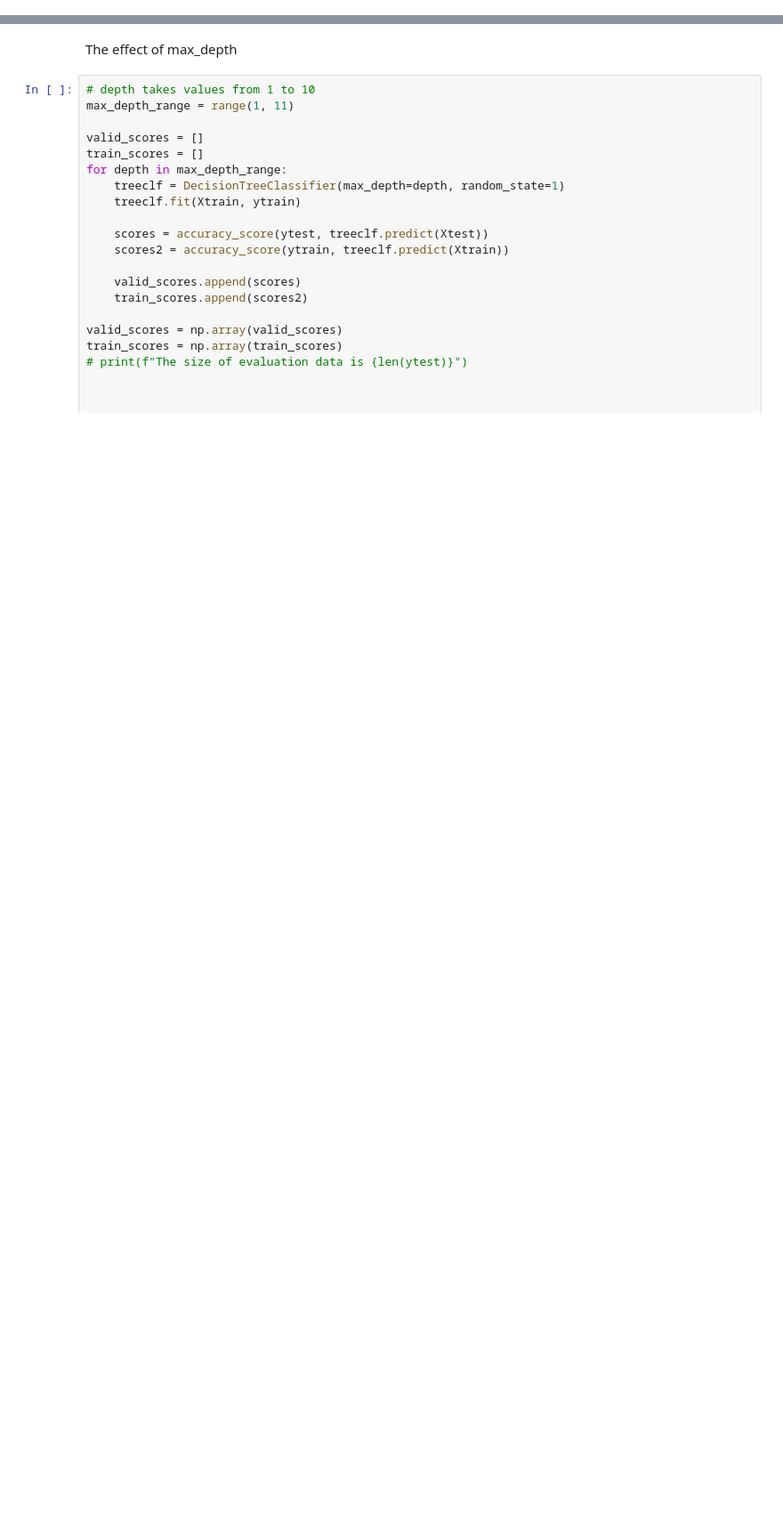
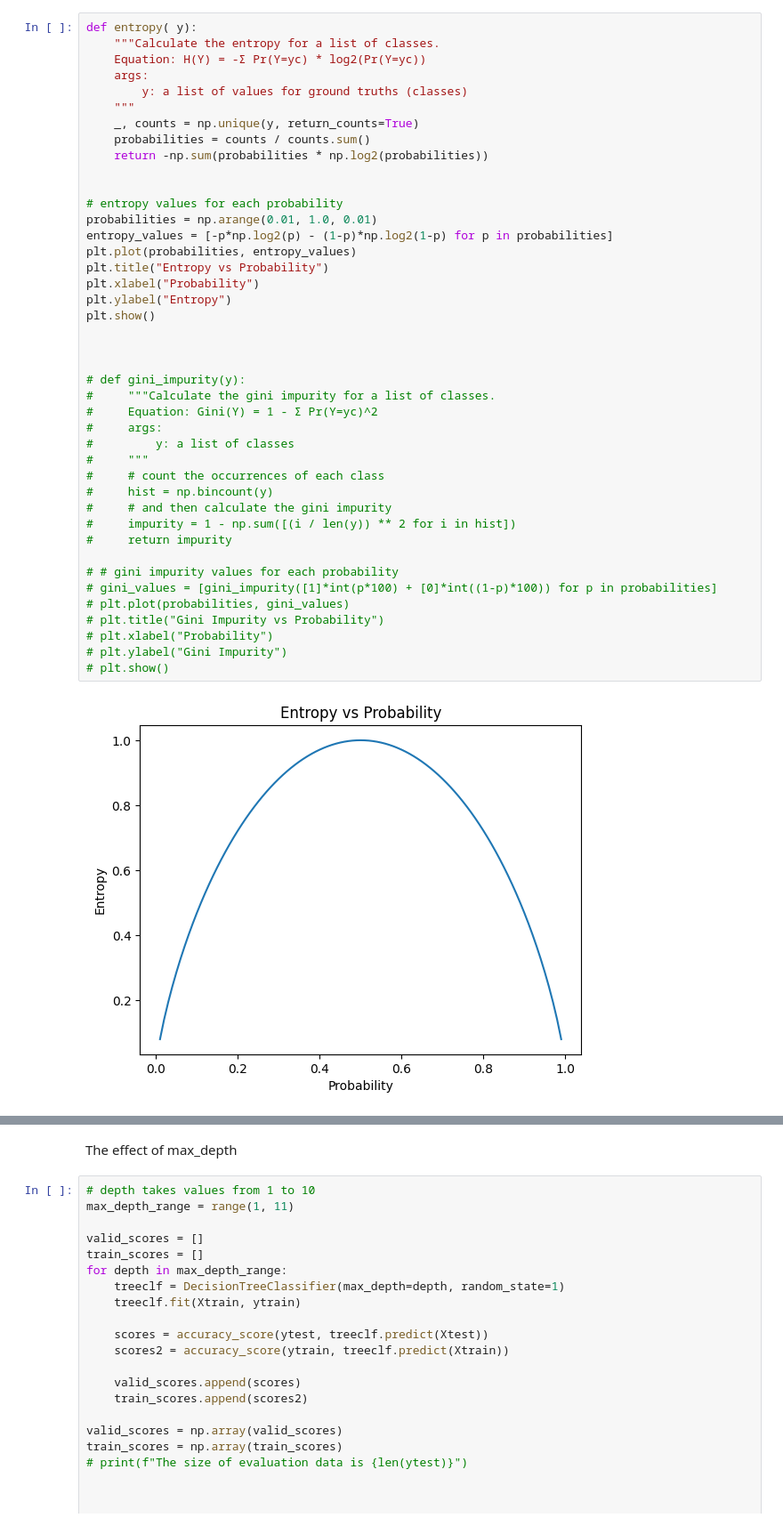
Before and after one commit to xinzhel/machine-learning-tutorials, a Jupyter notebook: 8-dt.ipynb, the cells around one changed output, grey strips where cells are left out. Shown at 89% size. Saved outputs shown, nothing was run; the diff lists cells and outputs as text; blank space fills up the shorter version.

```diff
--- a/8-dt.ipynb
+++ b/8-dt.ipynb
@@ -13,0 +48,44 @@ from sklearn.tree import plot_tree
+# %%
+def entropy( y):
+    """Calculate the entropy for a list of classes.
+    Equation: H(Y) = -Σ Pr(Y=yc) * log2(Pr(Y=yc))
+    args:
+        y: a list of values for ground truths (classes)
+    """
+    _, counts = np.unique(y, return_counts=True)
+    probabilities = counts / counts.sum()
+    return -np.sum(probabilities * np.log2(probabilities))
+
+
+# entropy values for each probability
+probabilities = np.arange(0.01, 1.0, 0.01)
+entropy_values = [-p*np.log2(p) - (1-p)*np.log2(1-p) for p in probabilities]
+plt.plot(probabilities, entropy_values)
+plt.title("Entropy vs Probability")
+plt.xlabel("Probability")
+plt.ylabel("Entropy")
+plt.show()
+
+
+
+# def gini_impurity(y):
+#     """Calculate the gini impurity for a list of classes.
+#     Equation: Gini(Y) = 1 - Σ Pr(Y=yc)^2
+#     args:
+#         y: a list of classes
+#     """
+#     # count the occurrences of each class
+#     hist = np.bincount(y)
+#     # and then calculate the gini impurity
+#     impurity = 1 - np.sum([(i / len(y)) ** 2 for i in hist])
+#     return impurity
+
+# # gini impurity values for each probability
+# gini_values = [gini_impurity([1]*int(p*100) + [0]*int((1-p)*100)) for p in probabilities]
+# plt.plot(probabilities, gini_values)
+# plt.title("Gini Impurity vs Probability")
+# plt.xlabel("Probability")
+# plt.ylabel("Gini Impurity")
+# plt.show()
+# %% [output]
+[figure, added]
```
Also changed, not shown: parts of 24 cells of this notebook, 2 other files.
